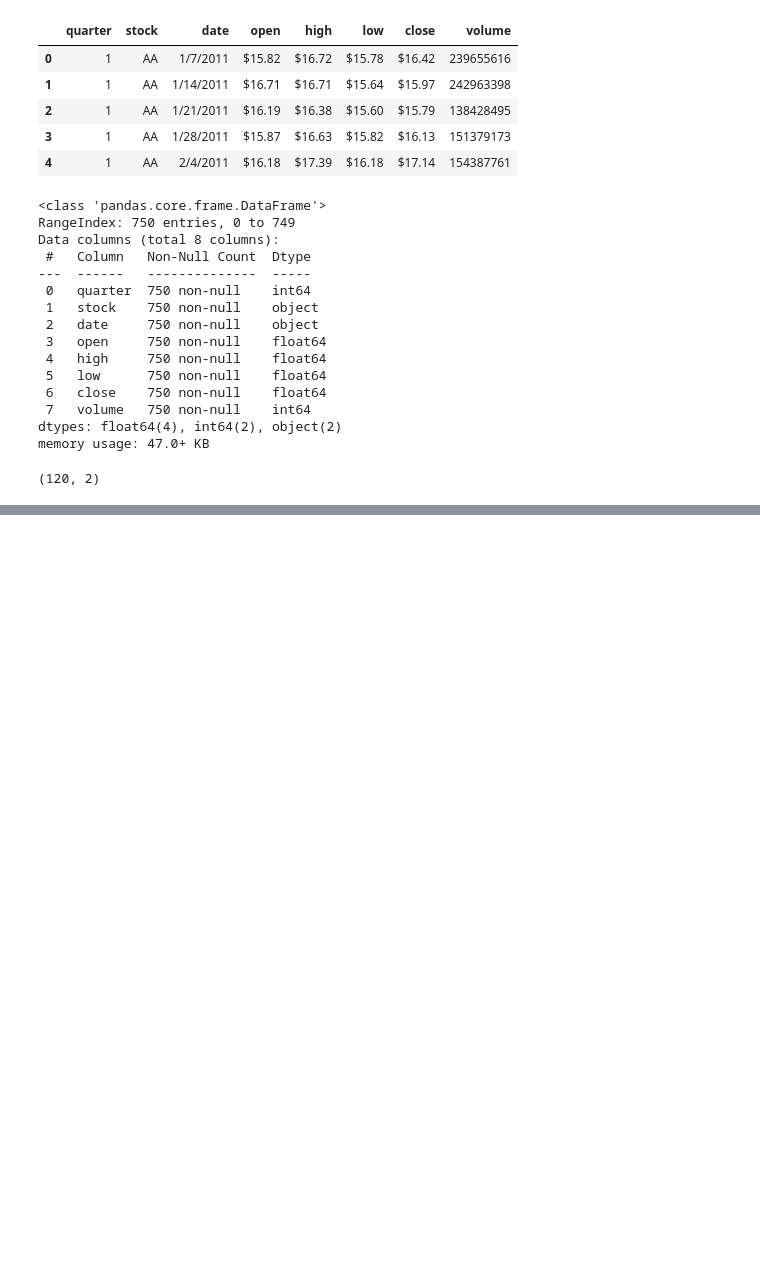
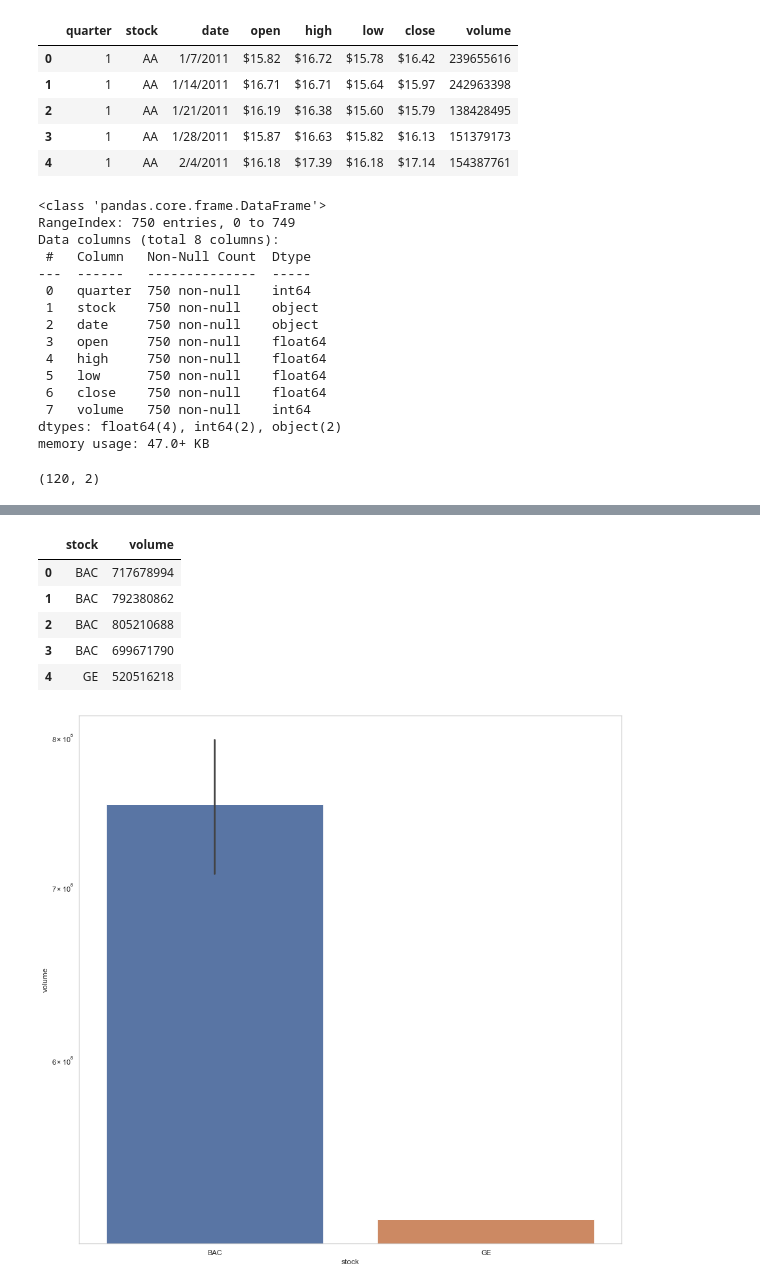
Before and after one commit to thiagos98/ia-clustering-dow-jones, a Jupyter notebook: dowjones_clustering.ipynb, the cells around one changed output, grey strips where cells are left out. Drawn from its saved outputs; the diff is of its cells as text; code cells hidden in the pictures; blank space fills up the shorter version.

```diff
--- a/dowjones_clustering.ipynb
+++ b/dowjones_clustering.ipynb
@@ -138,0 +123,13 @@ dtype: object
+# %%
+
+sns.set_theme(style="whitegrid")
+ax = sns.barplot(x="stock", y="volume", data=cluster_1, log=True)
+cluster_1
+# %% [output]
+|  | stock | volume |
+| 0 | BAC | 717678994 |
+| 1 | BAC | 792380862 |
+| 2 | BAC | 805210688 |
+| 3 | BAC | 699671790 |
+| 4 | GE | 520516218 |
+[figure, added]
```
Also changed, not shown: parts of 15 cells of this notebook, 1 other file.
